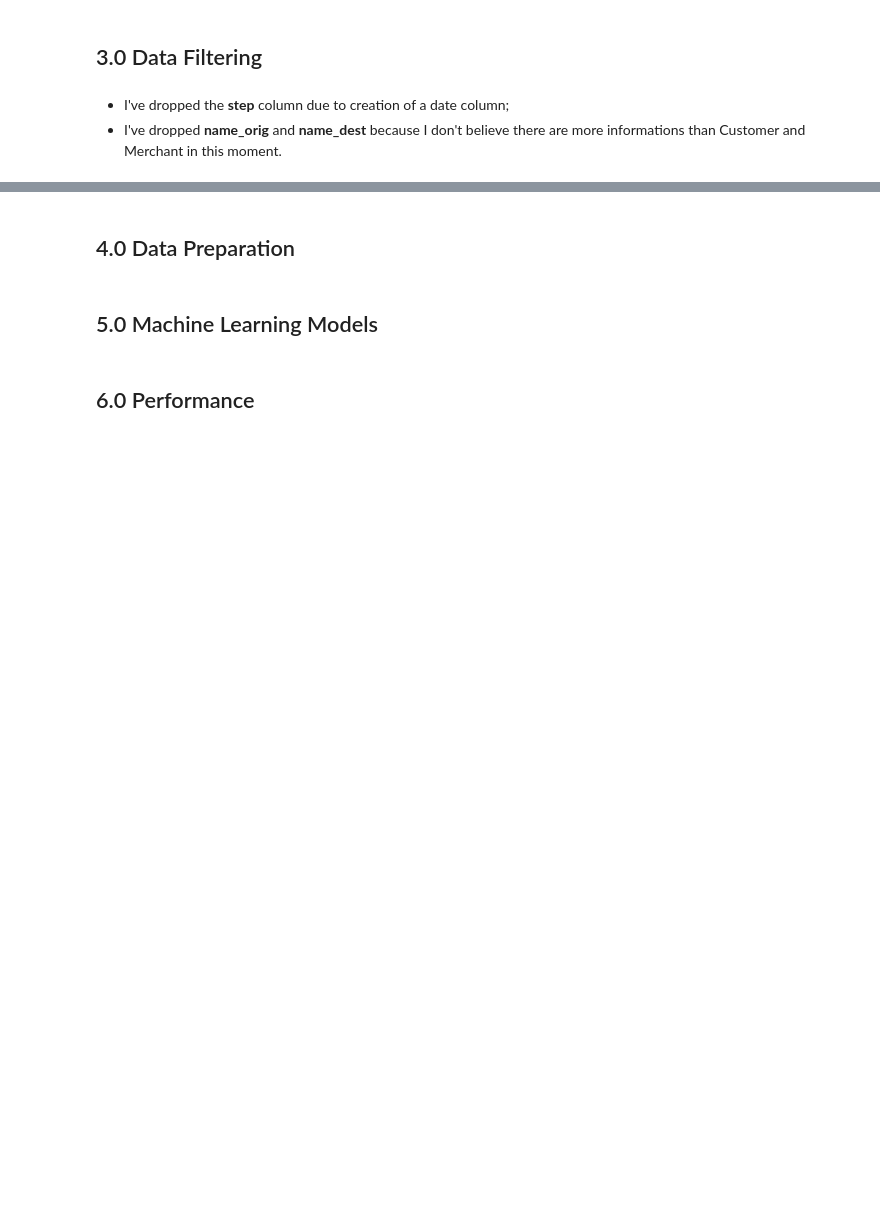
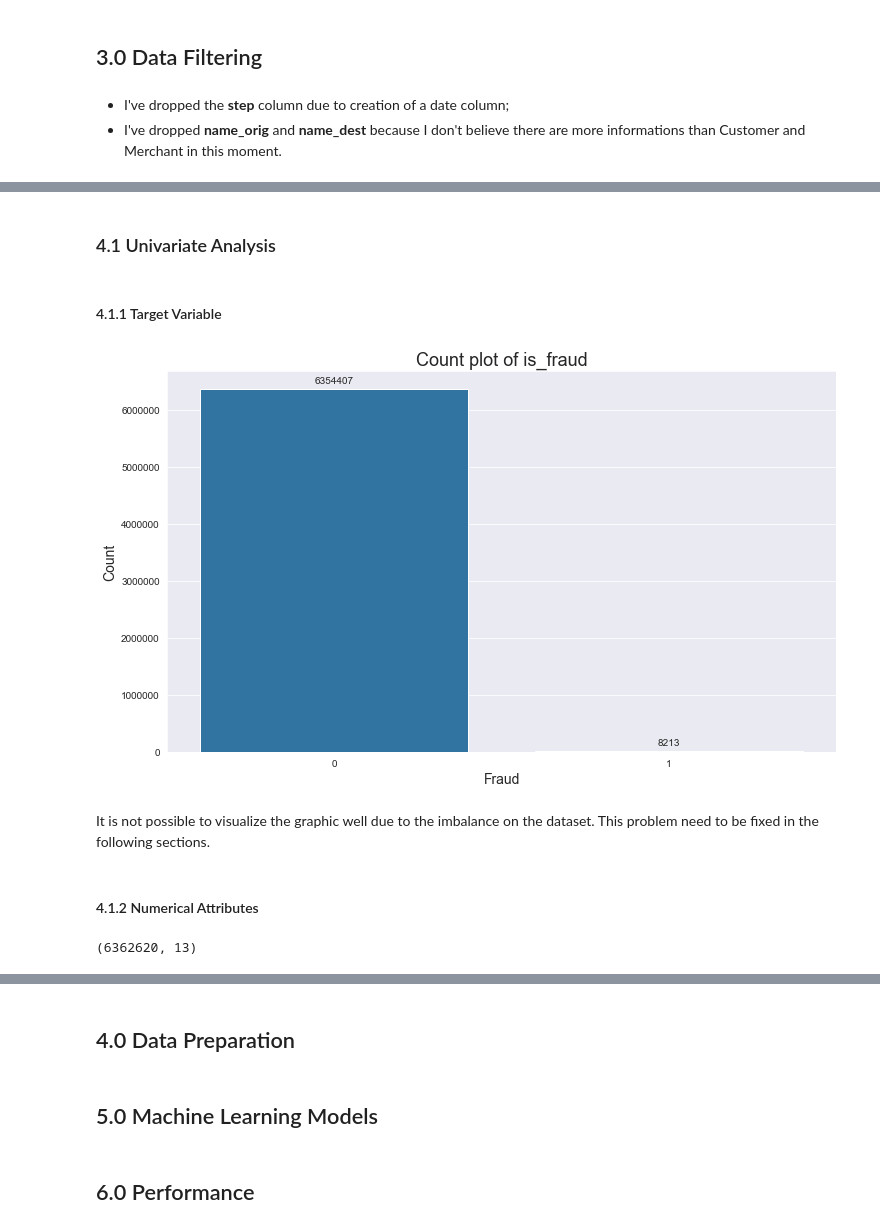
Before and after one commit to jooaobrum/blocker-fraud-company, a Jupyter notebook: notebooks/blocker_fraud_company.ipynb, the cells around one changed output, grey strips where cells are left out. Cells and saved outputs as stored; diff of their text form; code cells hidden in the pictures; blank space fills up the shorter version.

```diff
--- a/notebooks/blocker_fraud_company.ipynb
+++ b/notebooks/blocker_fraud_company.ipynb
@@ -67,3 +68,18 @@ def descriptive_analysis(numerical_df):
     m.columns = ["Attributes", "Mean", "Median", "Std", "Min", "Max", "Range", "Skew", "Kurtosis"]
 
     return m
+# %%
+# Function that put the information of values inside the graphic
+def label_graph(ax, fmt):
+    for p in ax.patches:
+        ax.annotate(format(p.get_height(), fmt),
+                       (p.get_x() + p.get_width() / 2., p.get_height()),
+                       ha = 'center', va = 'center',
+                       xytext = (0, 9),
+                       textcoords = 'offset points')
+# %%
+# Function that customize the plot
+def set_plots_features(ax, title, xlabel, ylabel):
+    ax.set_title(title, fontsize=18)
+    ax.set_xlabel(xlabel, fontsize=14)
+    ax.set_ylabel(ylabel, fontsize=14)
@@ -276,6 +321,13 @@ df2['day'] = df2['date'].dt.day
 
 # Extract day of week
 df2['day_of_week'] = df2['date'].dt.dayofweek
+
+# Extract the week
+df2['week'] = df2['day'].apply(lambda x:
+                                         1 if 1 <= x <= 7 else
+                                         2 if 8 <= x <= 15 else
+                                         3 if 16 <= x <= 23 else
+                                         4)
 
 # Extract hour
 df2['hour'] = df2['date'].dt.hour
@@ -310,0 +371,18 @@ df3 = df3.drop(cols_to_drop, axis = 1)
+# %%
+df4 = df3.copy()
+# %% [markdown]
+### 4.1 Univariate Analysis
+# %% [markdown]
+#### 4.1.1 Target Variable
+# %%
+plt.figure(1, figsize=(12,7))
+ax = sns.countplot(x = 'is_fraud', data = df4)
+
+set_plots_features(ax, 'Count plot of is_fraud', 'Fraud', 'Count')
+label_graph(ax, 'd')
+# %% [output]
+[figure, added]
+# %% [markdown]
+It is not possible to visualize the graphic well due to the imbalance on the dataset. This problem need to be fixed in the following sections.
+# %% [markdown]
+#### 4.1.2 Numerical Attributes
@@ -310,0 +391,4 @@ df3 = df3.drop(cols_to_drop, axis = 1)
+# %%
+num_attributes.shape
+# %% [output]
+(6362620, 13)
```
Also changed, not shown: parts of 99 cells of this notebook.
